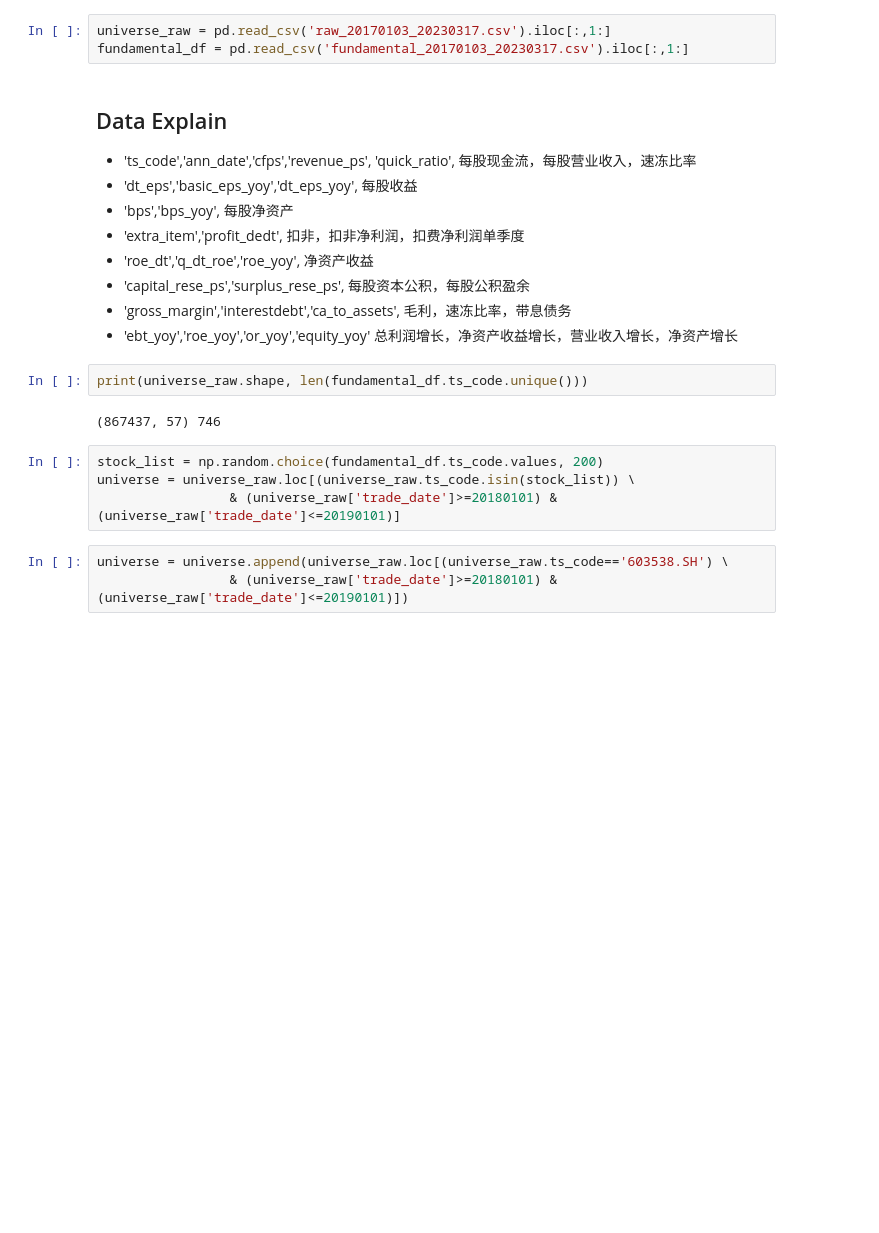
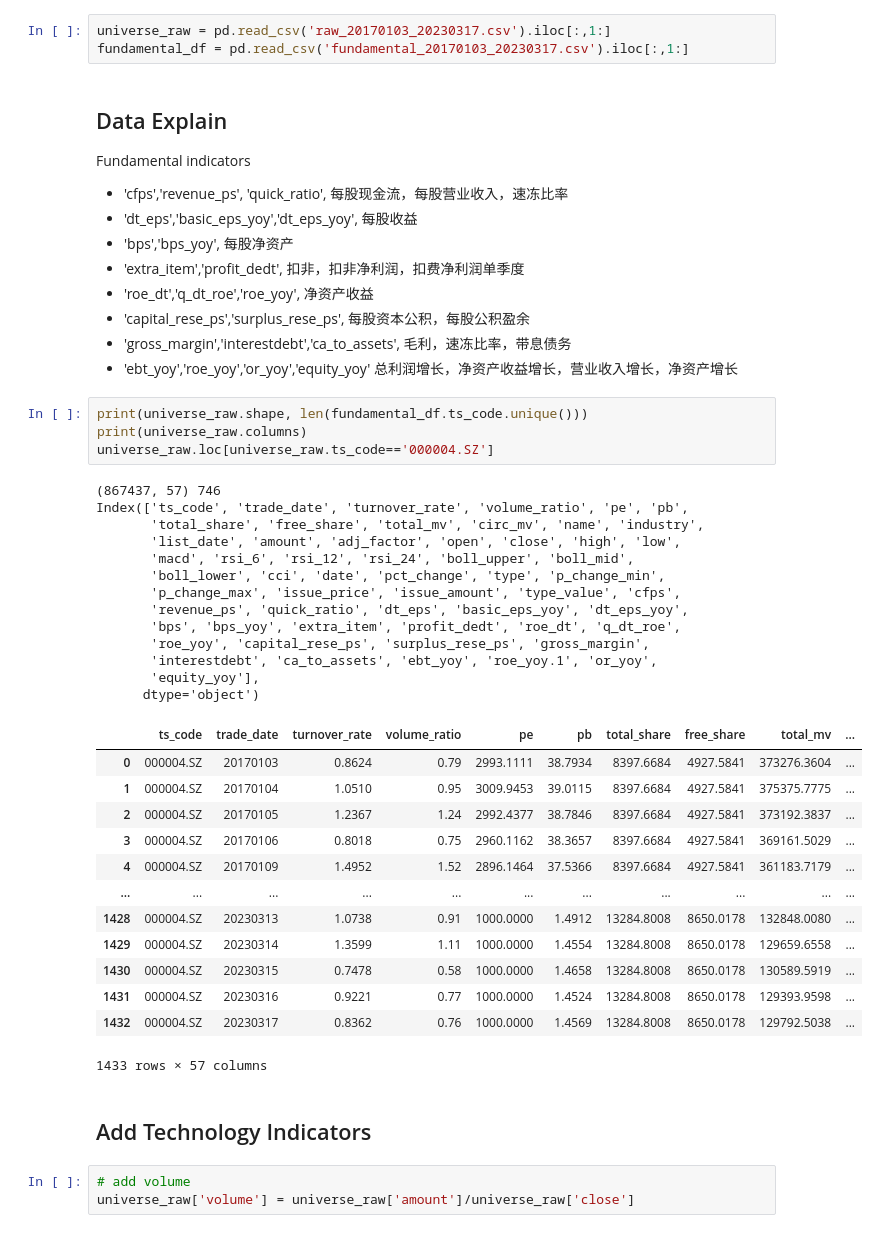
Before and after one commit to JiaRuiming-1/AI-Trading, a Jupyter notebook: P7_Backtesting/Factor_Process_and_Evaluate.ipynb, the cells around one changed output. Drawn from its saved outputs; the diff is of its cells as text; blank space fills up the shorter version.

```diff
--- a/P7_Backtesting/Factor_Process_and_Evaluate.ipynb
+++ b/P7_Backtesting/Factor_Process_and_Evaluate.ipynb
@@ -23,7 +23,8 @@ universe_raw = pd.read_csv('raw_20170103_20230317.csv').iloc[:,1:]
 fundamental_df = pd.read_csv('fundamental_20170103_20230317.csv').iloc[:,1:]
 # %% [markdown]
 ## Data Explain
-  - 'ts_code','ann_date','cfps','revenue_ps', 'quick_ratio',  每股现金流，每股营业收入，速冻比率
+  Fundamental indicators
+  - 'cfps','revenue_ps', 'quick_ratio',  每股现金流，每股营业收入，速冻比率
   - 'dt_eps','basic_eps_yoy','dt_eps_yoy',  每股收益
   - 'bps','bps_yoy',  每股净资产
   - 'extra_item','profit_dedt', 扣非，扣非净利润，扣费净利润单季度
@@ -33,12 +34,37 @@ fundamental_df = pd.read_csv('fundamental_20170103_20230317.csv').iloc[:,1:]
   - 'ebt_yoy','roe_yoy','or_yoy','equity_yoy' 总利润增长，净资产收益增长，营业收入增长，净资产增长
 # %%
 print(universe_raw.shape, len(fundamental_df.ts_code.unique()))
+print(universe_raw.columns)
+universe_raw.loc[universe_raw.ts_code=='000004.SZ']
 # %% [output]
 (867437, 57) 746
+Index(['ts_code', 'trade_date', 'turnover_rate', 'volume_ratio', 'pe', 'pb',
+       'total_share', 'free_share', 'total_mv', 'circ_mv', 'name', 'industry',
+       'list_date', 'amount', 'adj_factor', 'open', 'close', 'high', 'low',
+       'macd', 'rsi_6', 'rsi_12', 'rsi_24', 'boll_upper', 'boll_mid',
+       'boll_lower', 'cci', 'date', 'pct_change', 'type', 'p_change_min',
+       'p_change_max', 'issue_price', 'issue_amount', 'type_value', 'cfps',
+       'revenue_ps', 'quick_ratio', 'dt_eps', 'basic_eps_yoy', 'dt_eps_yoy',
+       'bps', 'bps_yoy', 'extra_item', 'profit_dedt', 'roe_dt', 'q_dt_roe',
+       'roe_yoy', 'capital_rese_ps', 'surplus_rese_ps', 'gross_margin',
+       'interestdebt', 'ca_to_assets', 'ebt_yoy', 'roe_yoy.1', 'or_yoy',
+       'equity_yoy'],
+      dtype='object')
+|  | ts_code | trade_date | turnover_rate | volume_ratio | pe | pb | total_share | free_share | total_mv | ... |
+| 0 | 000004.SZ | 20170103 | 0.8624 | 0.79 | 2993.1111 | 38.7934 | 8397.6684 | 4927.5841 | 373276.3604 | ... |
+| 1 | 000004.SZ | 20170104 | 1.0510 | 0.95 | 3009.9453 | 39.0115 | 8397.6684 | 4927.5841 | 375375.7775 | ... |
+| 2 | 000004.SZ | 20170105 | 1.2367 | 1.24 | 2992.4377 | 38.7846 | 8397.6684 | 4927.5841 | 373192.3837 | ... |
+| 3 | 000004.SZ | 20170106 | 0.8018 | 0.75 | 2960.1162 | 38.3657 | 8397.6684 | 4927.5841 | 369161.5029 | ... |
+| 4 | 000004.SZ | 20170109 | 1.4952 | 1.52 | 2896.1464 | 37.5366 | 8397.6684 | 4927.5841 | 361183.7179 | ... |
+| ... | ... | ... | ... | ... | ... | ... | ... | ... | ... | ... |
+| 1428 | 000004.SZ | 20230313 | 1.0738 | 0.91 | 1000.0000 | 1.4912 | 13284.8008 | 8650.0178 | 132848.0080 | ... |
+| 1429 | 000004.SZ | 20230314 | 1.3599 | 1.11 | 1000.0000 | 1.4554 | 13284.8008 | 8650.0178 | 129659.6558 | ... |
+| 1430 | 000004.SZ | 20230315 | 0.7478 | 0.58 | 1000.0000 | 1.4658 | 13284.8008 | 8650.0178 | 130589.5919 | ... |
+| 1431 | 000004.SZ | 20230316 | 0.9221 | 0.77 | 1000.0000 | 1.4524 | 13284.8008 | 8650.0178 | 129393.9598 | ... |
+| 1432 | 000004.SZ | 20230317 | 0.8362 | 0.76 | 1000.0000 | 1.4569 | 13284.8008 | 8650.0178 | 129792.5038 | ... |
+1433 rows × 57 columns
-# %%
-stock_list = np.random.choice(fundamental_df.ts_code.values, 200)
-universe = universe_raw.loc[(universe_raw.ts_code.isin(stock_list)) \
-                 & (universe_raw['trade_date']>=20180101) & (universe_raw['trade_date']<=20190101)]
-# %%
-universe = universe.append(universe_raw.loc[(universe_raw.ts_code=='603538.SH') \
-                 & (universe_raw['trade_date']>=20180101) & (universe_raw['trade_date']<=20190101)])
+# %% [markdown]
+## Add Technology Indicators
+# %%
+# add volume
+universe_raw['volume'] = universe_raw['amount']/universe_raw['close']
```
Also changed, not shown: parts of 15 cells of this notebook, 1 other file.
